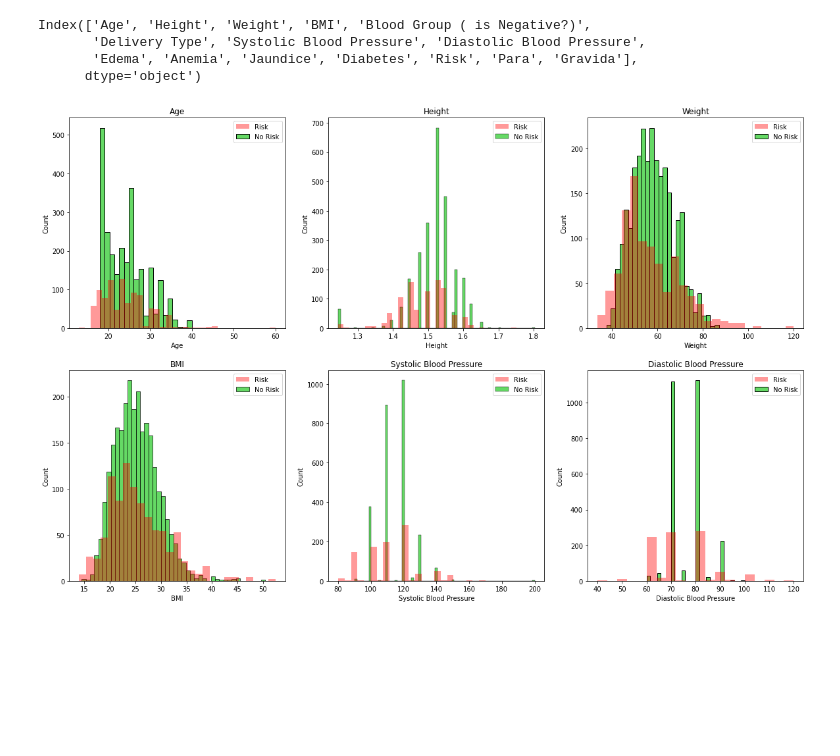
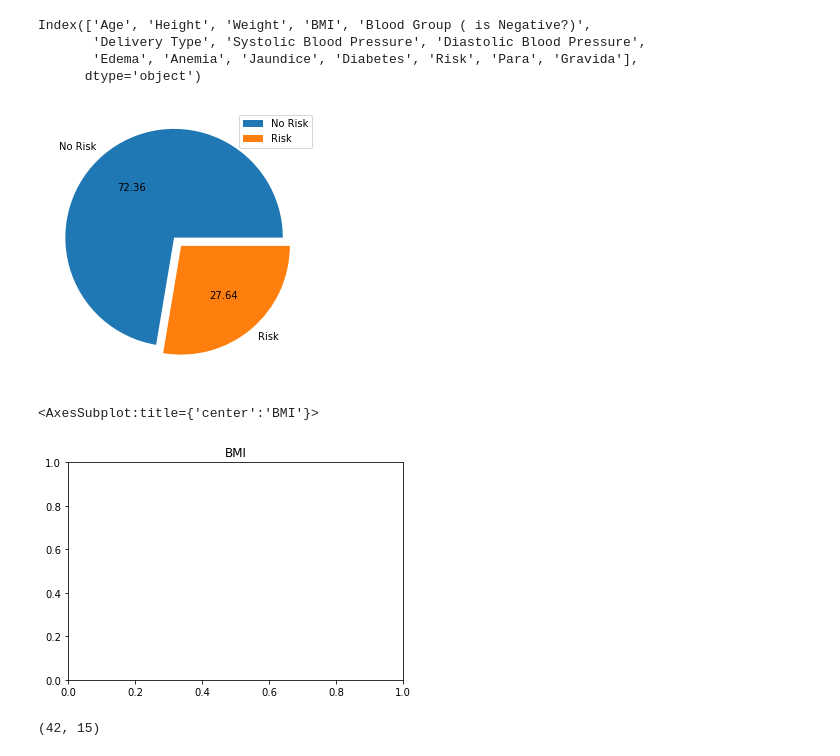
Before and after one commit to MonaemKhan/Mechine-Learning-Practice, a Jupyter notebook: Project Jupeter Notebook/Pregnency Pragtice/work/Data Analysis.ipynb, the cells around one changed output. Cells and saved outputs as stored; diff of their text form; code cells hidden in the pictures; blank space fills up the shorter version.

```diff
--- a/Project Jupeter Notebook/Pregnency Pragtice/work/Data Analysis.ipynb
+++ b/Project Jupeter Notebook/Pregnency Pragtice/work/Data Analysis.ipynb
@@ -46,17 +46,35 @@ Index(['Age', 'Height', 'Weight', 'BMI', 'Blood Group ( is Negative?)',
        'Edema', 'Anemia', 'Jaundice', 'Diabetes', 'Risk', 'Para', 'Gravida'],
       dtype='object')
 # %%
-num_list=['Age', 'Height', 'Weight', 'BMI','Systolic Blood Pressure', 'Diastolic Blood Pressure']
-fig = plt.figure(figsize=(20,20))
+# num_list=['Age', 'Height', 'Weight', 'BMI','Systolic Blood Pressure', 'Diastolic Blood Pressure']
+# # fig = plt.figure(figsize=(20,20))
 
-for i in range(len(num_list)):
-    plt.subplot(3,3,i+1)
-    plt.title(num_list[i])
-    sn.histplot(df[df['Risk'] == 'No'][num_list[i]],kde=False,kde_kws={'multiple':'stack'},label='No Risk',color='limegreen',)
-    sn.distplot(df[df['Risk'] == 'Yes'][num_list[i]],kde=False,kde_kws={'multiple':'stack','alpha':0.6},label='Risk',color='red')
-#     plt.savefig('./Figure/'+num_list[i]+' bar plot of yes no.jpg')
-    plt.legend()
+# for i in range(len(num_list)):
+#     plt.title(num_list[i])
+#     sn.histplot(df[df['Risk'] == 'No'][num_list[i]],kde=False,kde_kws={'multiple':'stack'},label='No Risk',color='limegreen',)
+#     sn.histplot(df[df['Risk'] == 'Yes'][num_list[i]],kde=False,kde_kws={'multiple':'stack','alpha':0.6},label='Risk',color='red')
+# #     plt.savefig('./Figure/'+num_list[i]+' bar plot of yes no.jpg')
+#     plt.legend()
 
 # plt.tight_layout()
-# %% [output]
-[figure, removed]
+# %%
+plt.figure(figsize=(10,5))
+plt.pie(df['Risk'].value_counts(), labels=['No Risk','Risk'], autopct = "%0.2f",explode = [0.1,0])
+plt.legend()
+plt.show()
+# %% [output]
+[figure, added]
+# %%
+num_list = 'BMI'
+plt.title(num_list)
+sn.histplot(df[df['Risk'] == 'No'][num_list],kde=False,kde_kws={'multiple':'stack'},label='No Risk',color='limegreen',)
+# sn.distplot(df[df['Risk'] == 'Yes'][num_list],kde=False,kde_kws={'multiple':'stack','alpha':0.6},label='Risk',color='red')
+# plt.savefig('./Figure/'+num_list+' bar plot of yes no.jpg')
+# plt.legend()
+# %% [output]
+<AxesSubplot:title={'center':'BMI'}>
+[figure, added]
+# %%
+df[df.Height < 1.3].shape
+# %% [output]
+(42, 15)
```
Also changed, not shown: parts of 19 cells of this notebook, 27 other files.
